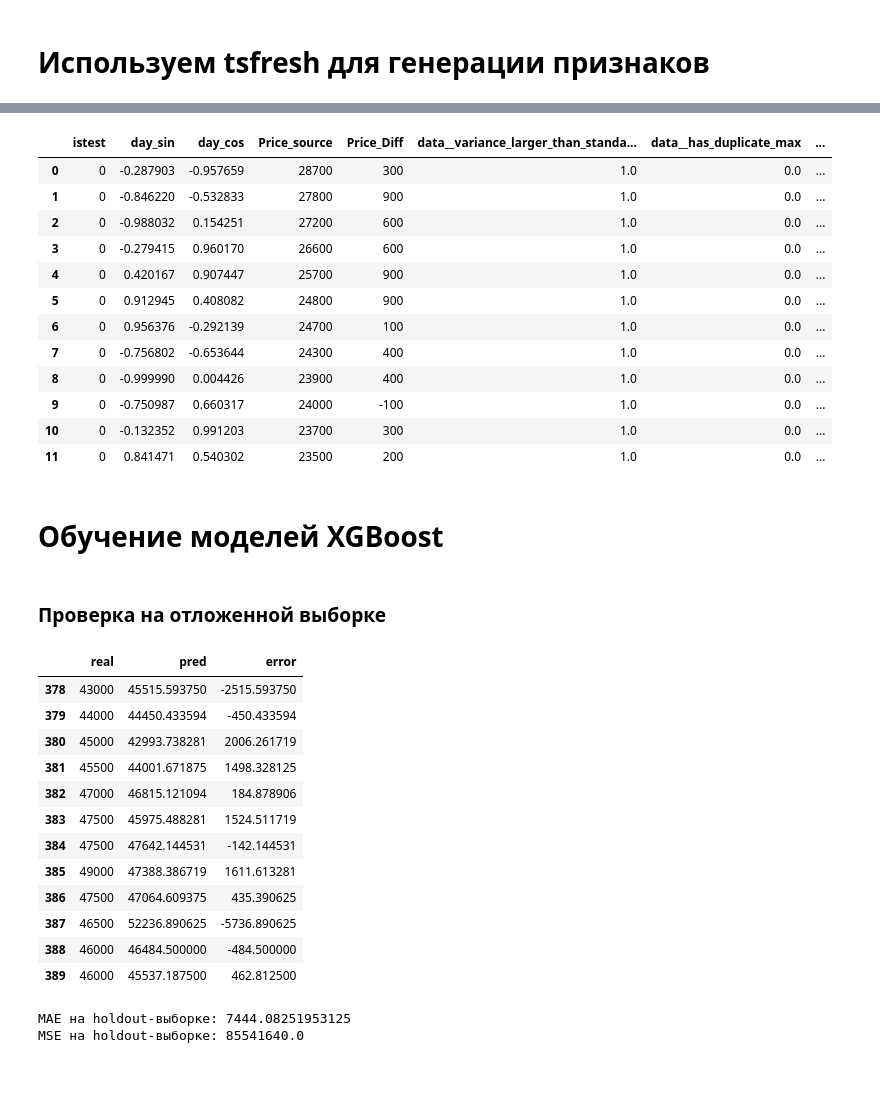
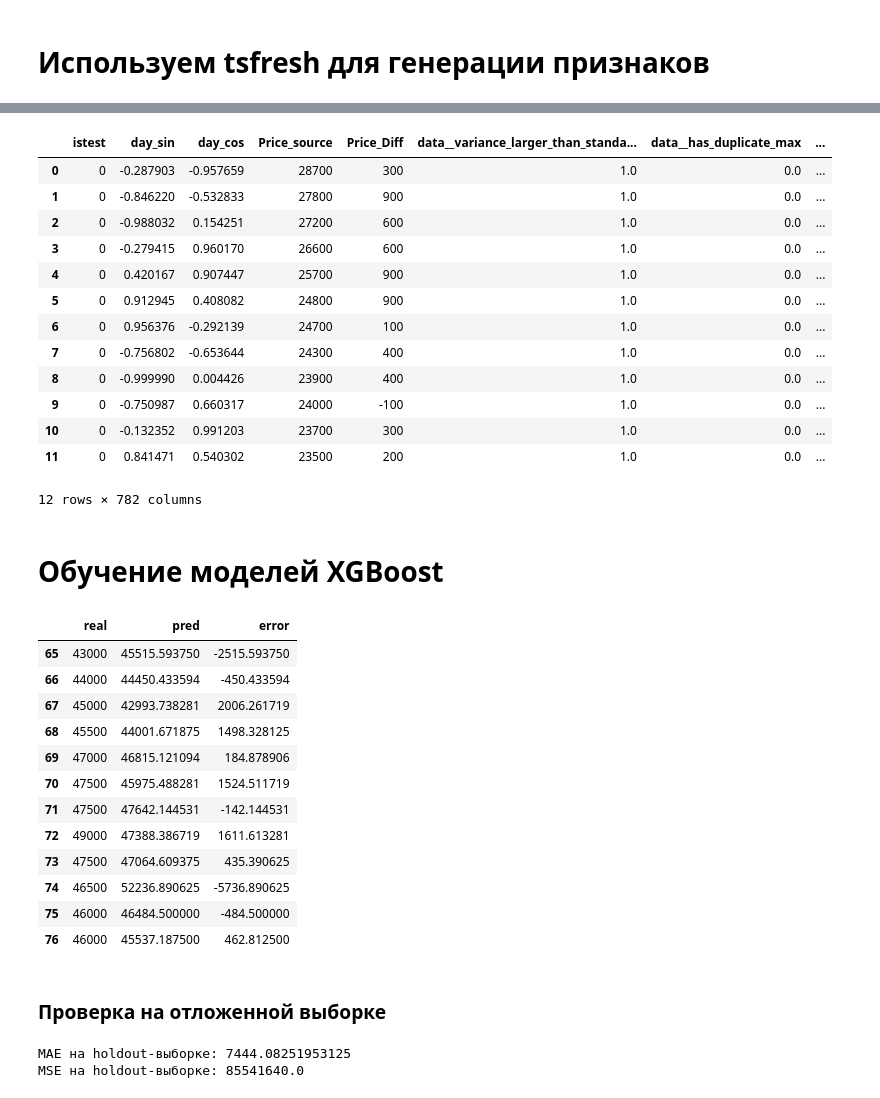
Before and after one commit to AnimeshnikLeon/int-3, a Jupyter notebook: train.ipynb, the cells around one changed output, grey strips where cells are left out. Drawn from its saved outputs; the diff is of its cells as text; code cells hidden in the pictures.

```diff
--- a/train.ipynb
+++ b/train.ipynb
@@ -219,12 +202,12 @@ data_long = pd.DataFrame({'data': ts_for_tsfresh.values.flatten(),
 X_tsfresh = extract_features(data_long, column_id='id', impute_function=impute, default_fc_parameters=settings_efficient)
 # %%
 # Удаление пустых строк
-X = X.drop(list(range(1, 10)))
-y = y.drop(list(range(1, 10)))
+X_xgb = X_xgb.drop(list(range(1, 10)))
+y_xgb = y_xgb.drop(list(range(1, 10)))
 
 # Reset индексов
-X = X.reset_index(drop=True)
-y = y.reset_index(drop=True)
+X_xgb = X_xgb.reset_index(drop=True)
+y_xgb = y_xgb.reset_index(drop=True)
 # %%
 # Добавляем выделенные признаки в тренировочную и тестовую выборки
 for col in X_tsfresh.columns:
@@ -232,5 +215,5 @@ for col in X_tsfresh.columns:
 # %%
-X.head(12)
+X_xgb.head(12)
 # %% [output]
 |  | istest | day_sin | day_cos | Price_source | Price_Diff | data__variance_larger_than_standa... | data__has_duplicate_max | ... |
 | 0 | 0 | -0.287903 | -0.957659 | 28700 | 300 | 1.0 | 0.0 | ... |
@@ -245,6 +228,7 @@ X.head(12)
 | 9 | 0 | -0.750987 | 0.660317 | 24000 | -100 | 1.0 | 0.0 | ... |
 | 10 | 0 | -0.132352 | 0.991203 | 23700 | 300 | 1.0 | 0.0 | ... |
 | 11 | 0 | 0.841471 | 0.540302 | 23500 | 200 | 1.0 | 0.0 | ... |
+12 rows × 782 columns
 # %% [markdown]
 # Обучение моделей XGBoost
 # %%
@@ -311,23 +296,23 @@ ypred = (model0.predict(X_holdout) +
+# %%
+result_xgb = pd.DataFrame({'real': y_holdout_xgb[1:].values,
+                           'pred': ypred_xgb[:-1]})
+result_xgb['error'] = result_xgb['real'] - result_xgb['pred']
+result_xgb.tail(12)
+# %% [output]
+|  | real | pred | error |
+| 65 | 43000 | 45515.593750 | -2515.593750 |
+| 66 | 44000 | 44450.433594 | -450.433594 |
+| 67 | 45000 | 42993.738281 | 2006.261719 |
+| 68 | 45500 | 44001.671875 | 1498.328125 |
+| 69 | 47000 | 46815.121094 | 184.878906 |
+| 70 | 47500 | 45975.488281 | 1524.511719 |
+| 71 | 47500 | 47642.144531 | -142.144531 |
+| 72 | 49000 | 47388.386719 | 1611.613281 |
+| 73 | 47500 | 47064.609375 | 435.390625 |
+| 74 | 46500 | 52236.890625 | -5736.890625 |
+| 75 | 46000 | 46484.500000 | -484.500000 |
+| 76 | 46000 | 45537.187500 | 462.812500 |
 # %% [markdown]
 ### Проверка на отложенной выборке
-# %%
-result = pd.DataFrame({'real': y_holdout[1:],
-              'pred': ypred[:-1]})
-result['error'] = result['real'] - result['pred']
-result.tail(12)
-# %% [output]
-|  | real | pred | error |
-| 378 | 43000 | 45515.593750 | -2515.593750 |
-| 379 | 44000 | 44450.433594 | -450.433594 |
-| 380 | 45000 | 42993.738281 | 2006.261719 |
-| 381 | 45500 | 44001.671875 | 1498.328125 |
-| 382 | 47000 | 46815.121094 | 184.878906 |
-| 383 | 47500 | 45975.488281 | 1524.511719 |
-| 384 | 47500 | 47642.144531 | -142.144531 |
-| 385 | 49000 | 47388.386719 | 1611.613281 |
-| 386 | 47500 | 47064.609375 | 435.390625 |
-| 387 | 46500 | 52236.890625 | -5736.890625 |
-| 388 | 46000 | 46484.500000 | -484.500000 |
-| 389 | 46000 | 45537.187500 | 462.812500 |
 # %%
 # Подсчет метрик прогноза на отложенной выборке
```
Also changed, not shown: parts of 37 cells of this notebook.
